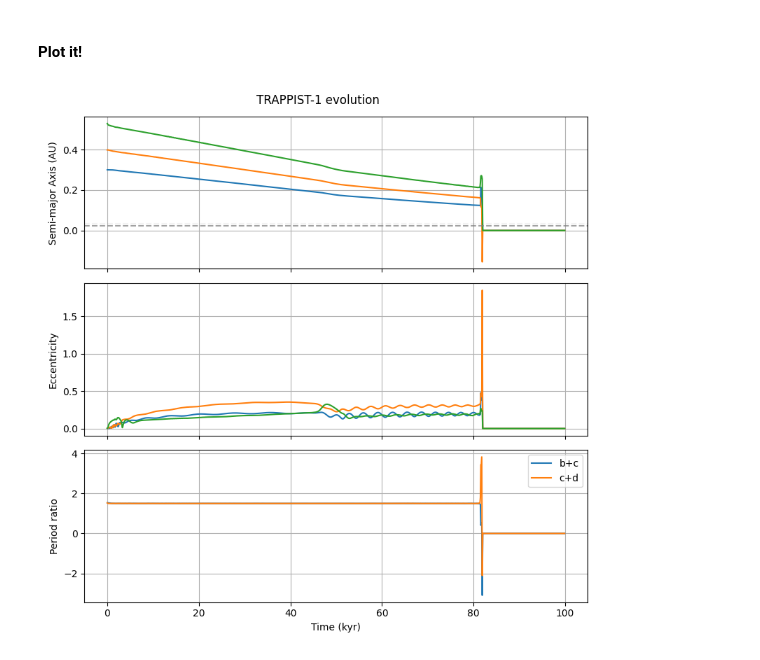
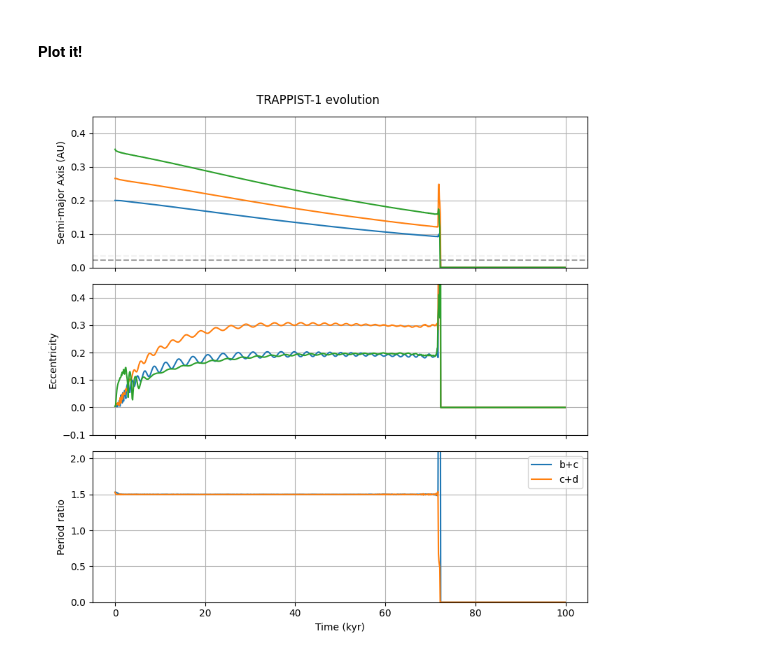
Before and after one commit to dchen10Git/uchi-exoplanets-2025, a Jupyter notebook: trappist1_v2.ipynb, the cells around one changed output. Saved outputs shown, nothing was run; the diff lists cells and outputs as text; code cells hidden in the pictures.

```diff
--- a/trappist1_v2.ipynb
+++ b/trappist1_v2.ipynb
@@ -41,7 +41,7 @@ radii = radii[:3]
 masses = masses[:3]
 e0 = e0[:3]
 
-a_b = 0.3 # starting semimajor axis for planet b
+a_b = 0.2 # starting semimajor axis for planet b
 
 # Put planets 2% wider than 3:2 resonance
 P_b = a_b**(3/2)
@@ -253,7 +253,7 @@ for i, t in enumerate(stage1_times):
             planets[p].params["tau_a"] = tau_a[p]
             planets[p].params["tau_e"] = tau_e[p]
 
-        # Record data if i is divisible by spacing
+        # Record data if i is divisible by i_spacing
         if i % i_spacing == 0:
             name = planet_names[p]
             j = i/i_spacing # index for data storage
@@ -266,10 +266,11 @@ for i, t in enumerate(stage1_times):
                 stage1_data[name]["P_ratio"][j] = planets[p+1].P / planets[p].P
 
             # Stop sim if planet goes into star
-            if stage1_data[name]["a"][j] < 1e-4:
+            if planets[p].a < 0.001:
                 stop_sim = True
 
     if stop_sim:
+        print(f"Stopped integration at t={t}")
         break
 
 print(f'finished integration in {time()-tstart:.4} sec')
@@ -290,35 +292,35 @@ def plot_trappist1():
         name = planet_names[p]
         ax1.plot(stage1_times_recorded/1000, stage1_data[name]["a"], label=name)
         ax2.plot(stage1_times_recorded/1000, stage1_data[name]["e"], label=name)
         if p != num_planets-1:
             ax3.plot(stage1_times_recorded/1000, stage1_data[name]["P_ratio"], label=f"{name}+{planet_names[p+1]}")
         # ax4.plot(stage1_times/1000, stage1_data[name]["tau_a"], label=name)
         # ax5.plot(stage1_times/1000, stage1_data[name]["tau_a"], label=name)
 
     plt.xlabel("Time (kyr)")
     ax1.set_ylabel("Semi-major Axis (AU)")
     ax2.set_ylabel("Eccentricity")
     ax3.set_ylabel("Period ratio")
     # ax4.set_ylabel("tau_a")
     # ax5.set_ylabel("tau_e")
 
-    # ax1.set_ylim(0,1)
-    # ax2.set_ylim(-0.1,1)
-    # ax3.set_ylim(0,3)
-    # ax4.set_ylim(-10000, 0)
+    ax1.set_ylim(0,0.45)
+    ax2.set_ylim(-0.1,0.45)
+    ax3.set_ylim(0,2.1)
+    # ax4.set_ylim(-10000, 0)s
     # ax5.set_ylim(-10000, 0)
 
     # Plot truncation radius
     ax1.axhline(r_c, color='gray', ls='--', alpha=0.7)
     ax1.axhline(r_c - Delta, color='gray', ls='--', alpha=0.1)
     ax1.axhline(r_c + Delta + 1/A_a, color='gray', ls='--', alpha=0.1)
 
     fig.subplots_adjust(hspace=0)
 
     plt.suptitle("TRAPPIST-1 evolution")
     ax1.grid(True); ax2.grid(True); ax3.grid(True); # ax4.grid(True)
     plt.legend(); plt.tight_layout(); plt.show()
 
 plot_trappist1()
 # %% [output]
-[figure, old version]
+[figure, new version]
```
Also changed, not shown: parts of 3 cells of this notebook, 8 other files.
